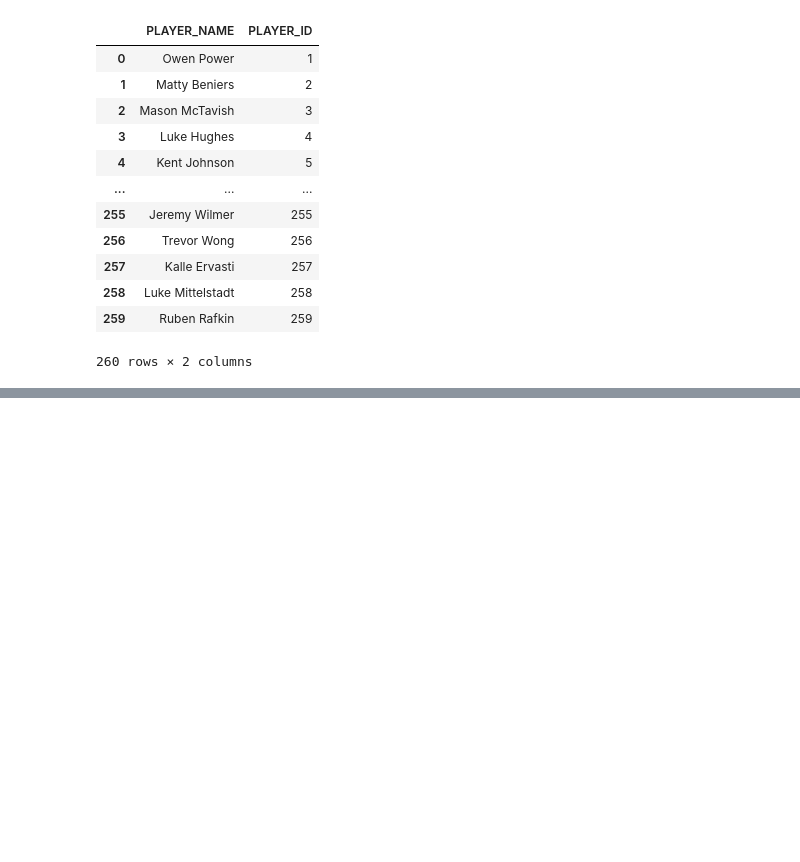
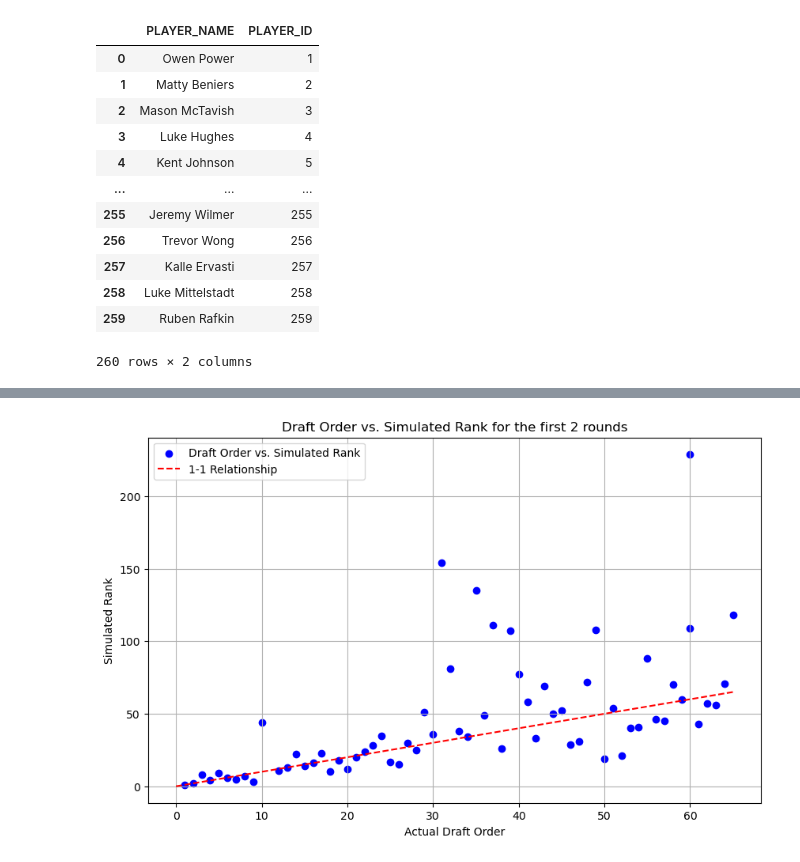
Before and after one commit to hinayatali9/EMSF_CAPSTONE, a Jupyter notebook: draft_pick_prob/model_validation/2021_validation/2021_past_year_validation.ipynb, the cells around one changed output, grey strips where cells are left out. Saved outputs shown, nothing was run; the diff lists cells and outputs as text; code cells hidden in the pictures; blank space fills up the shorter version.

```diff
--- a/draft_pick_prob/model_validation/2021_validation/2021_past_year_validation.ipynb
+++ b/draft_pick_prob/model_validation/2021_validation/2021_past_year_validation.ipynb
@@ -224,0 +223,26 @@ print(mae)
+# %%
+#plot with line on it
+import matplotlib.pyplot as plt
+
+# Assuming you have DataFrames: draft_df and player_ability_parameters_df
+
+# Merge the two DataFrames on the 'PLAYER_NAME' column
+merged_df = player_ability_parameters_df.merge(draft_df[['PLAYER_ID', 'ORDER']], on='PLAYER_ID')
+merged_df = merged_df.sort_values(by='ORDER')
+
+# Filter the data for the first 100 orders
+merged_df_first_100 = merged_df.head(65)
+
+# Create a scatter plot
+plt.figure(figsize=(10, 6))
+plt.scatter(merged_df_first_100['ORDER'], merged_df_first_100['SIM_RANK'], c='blue', label='Draft Order vs. Simulated Rank')
+plt.plot([0, merged_df_first_100['ORDER'].max()], [0, merged_df_first_100['ORDER'].max()], c='red', linestyle='--', label='1-1 Relationship')
+plt.xlabel('Actual Draft Order')
+plt.ylabel('Simulated Rank')
+plt.title('Draft Order vs. Simulated Rank for the first 2 rounds')
+plt.grid(True)
+
+plt.legend()
+plt.show()
+# %% [output]
+[figure, added]
```
Also changed, not shown: parts of 8 cells of this notebook, 3 other files.
